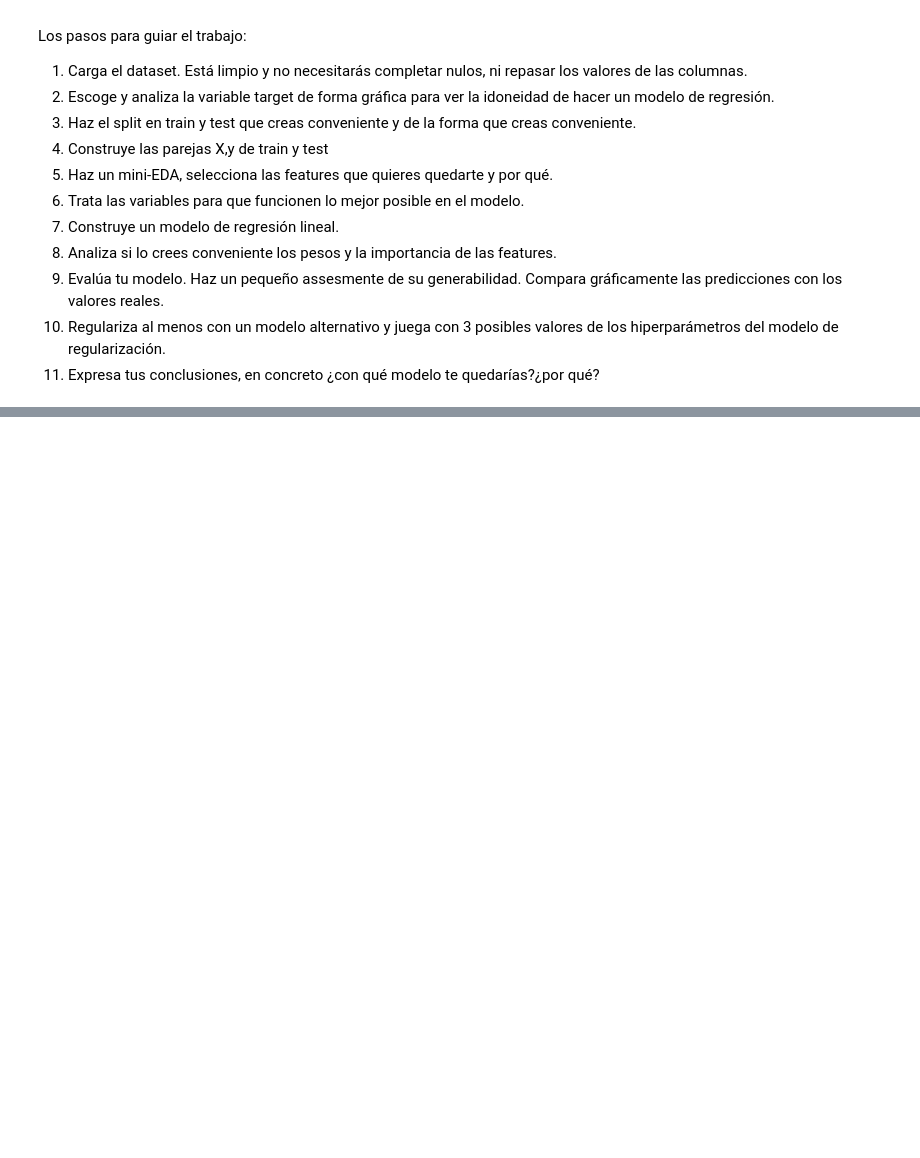
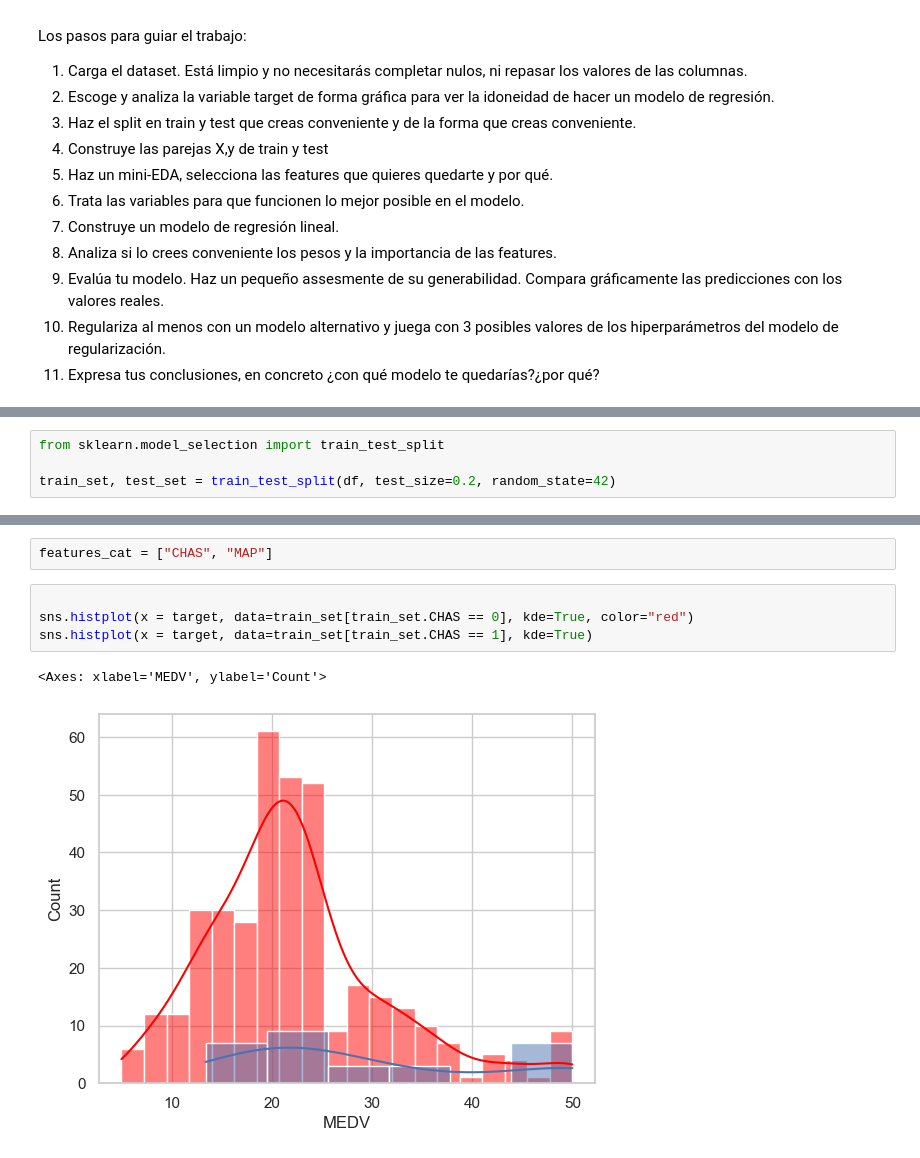
Before and after one commit to RobertoPE1/DS_ONLINE_ROBERTO, a Jupyter notebook: 04_Machine_Learning/Sprint_10/Unidad_01_ML_Supervisado_Regresion_Lineal_Regularizacion/03_Practica_Obligatoria/18_Practica_Obligatoria_Regresion_Lineal_Regularizacion.ipynb, the cells around one changed output, grey strips where cells are left out. Saved outputs shown, nothing was run; the diff lists cells and outputs as text; blank space fills up the shorter version.

```diff
--- a/04_Machine_Learning/Sprint_10/Unidad_01_ML_Supervisado_Regresion_Lineal_Regularizacion/03_Practica_Obligatoria/18_Practica_Obligatoria_Regresion_Lineal_Regularizacion.ipynb
+++ b/04_Machine_Learning/Sprint_10/Unidad_01_ML_Supervisado_Regresion_Lineal_Regularizacion/03_Practica_Obligatoria/18_Practica_Obligatoria_Regresion_Lineal_Regularizacion.ipynb
@@ -61,0 +121,4 @@ sns.histplot[x = target, data = df, kde =True]
+# %%
+from sklearn.model_selection import train_test_split
+
+train_set, test_set = train_test_split(df, test_size=0.2, random_state=42)
@@ -88,0 +266,9 @@ print("\nLas variables a excluir son", excluidas)
+# %%
+features_cat = ["CHAS", "MAP"]
+# %%
+
+sns.histplot(x = target, data=train_set[train_set.CHAS == 0], kde=True, color="red")
+sns.histplot(x = target, data=train_set[train_set.CHAS == 1], kde=True)
+# %% [output]
+<Axes: xlabel='MEDV', ylabel='Count'>
+[figure, added]
```
Also changed, not shown: parts of 42 cells of this notebook.
